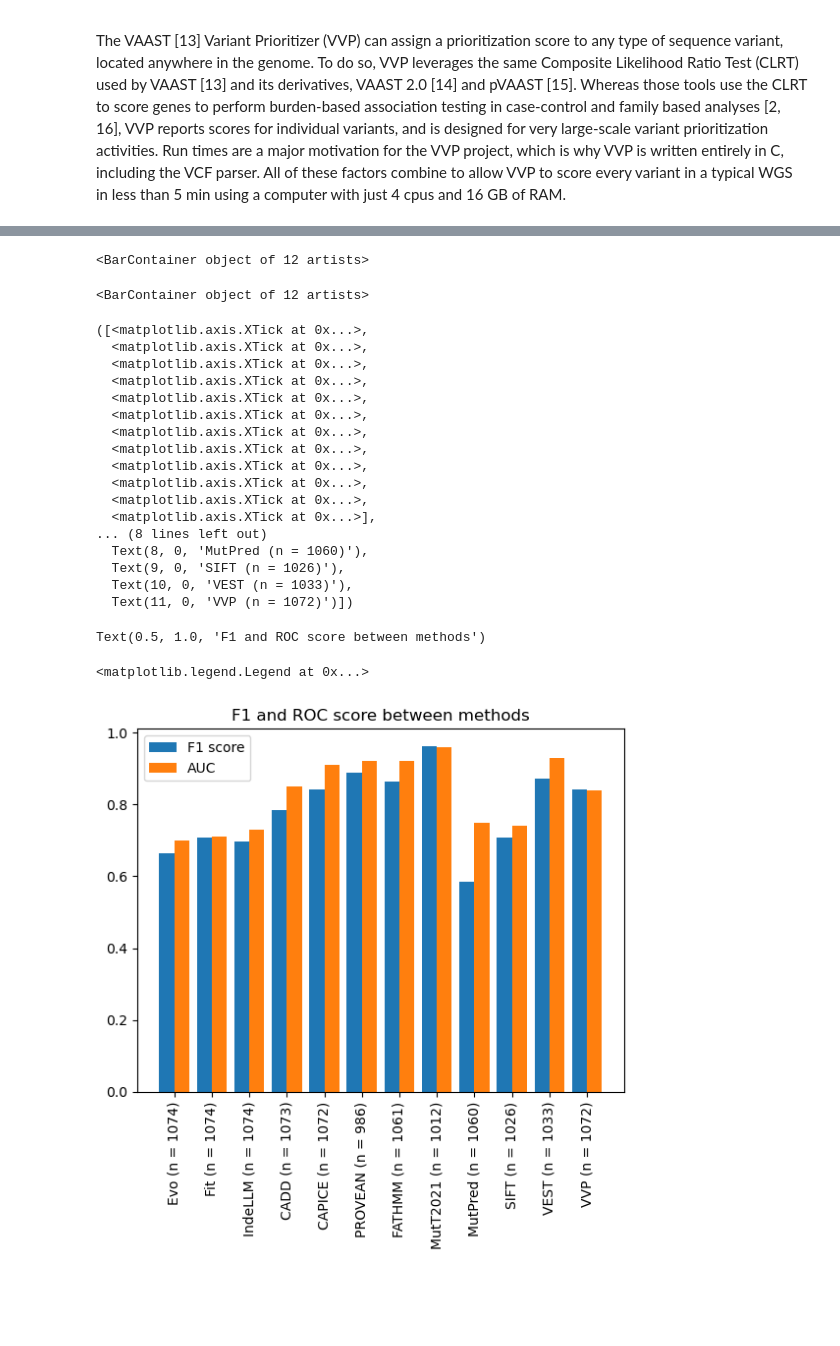
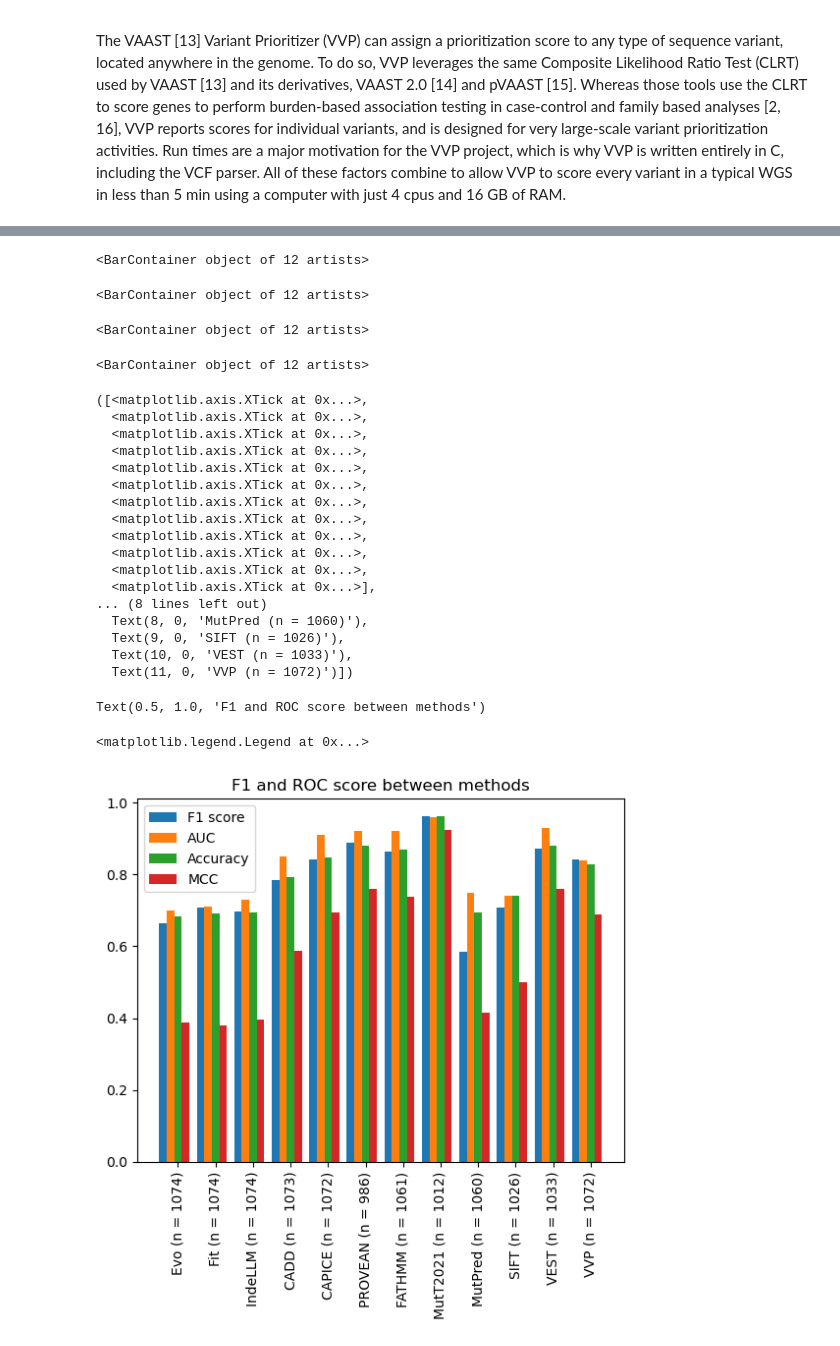
Before and after one commit to OriolGraCar/IndeLLM, a Jupyter notebook: Analysis/Analysis.ipynb, the cells around one changed output, grey strips where cells are left out. Saved outputs shown, nothing was run; the diff lists cells and outputs as text; code cells hidden in the pictures; blank space fills up the shorter version.

Commit message:
Added accuracy and MCC scores

```diff
--- a/Analysis/Analysis.ipynb
+++ b/Analysis/Analysis.ipynb
@@ -956,8 +1122,20 @@ tresh_VVP = thersholds_VVP[np.argmax(tpr_VVP - fpr_VVP)]
 pred_VVP_bin = [1 if x >= tresh_VVP else 0 for x in pred_VVP]
 f1_VVP = f1_score(truelabels_VVP, pred_VVP_bin, average = 'binary')
 
+#Calculating accuary score
+accuracy_VVP = accuracy_score(truelabels_VVP, pred_VVP_bin)
+
+#Calculating MCC
+mcc_VVP = matthews_corrcoef(truelabels_VVP, pred_VVP_bin)
+
 print("F1 score Combined/IndeLLM small indels:", f1_combined)
 print("F1 score VVP small indels:", f1_VVP)
+
+print("Accuracy score Combined/IndeLLM small indels:", accuracy_combined)
+print("Accuracy score VVP small indels:", accuracy_VVP)
+
+print("MCC Combined/IndeLLM small indels:", mcc_combined)
+print("MCC VVP small indels:", mcc_VVP)
 
 #Plotting the Evo, Fit and VVP AUC
 plt.plot(fpr_combined, tpr_combined, label = "IndeLLM, AUC = "+str(roc_auc_combined), color = "green")
@@ -997,48 +1179,46 @@ Text(0.5, 1.0, 'ROC Curve for our predictions')
 # %%
 #Plotting the F1 scores together
 
-F1 = pd.DataFrame({'Method': ['Evo', 'Fit', 'IndeLLM', 'CADD',
-                              'CAPICE', 'PROVEAN', 'FATHMM', 'MutT2021',
-                              'MutPred', 'SIFT', 'VEST', 'VVP'],
-      'F1 Score': [f1_evo, f1_fit, f1_combined, f1_CADD,
-                   f1_CAPICE, f1_PROVEAN, f1_FATHMM, f1_MutationTaster2021,
-                   f1_MutPredIndel, f1_SIFT, f1_VEST, f1_VVP],
-      'ROC': [roc_auc_evo, roc_auc_fit, roc_auc_combined, roc_auc_CADD,
-              roc_auc_CAPICE, roc_auc_PROVEAN, roc_auc_FATHMM, roc_auc_MutationTaster2021,
-              roc_auc_MutPredIndel, roc_auc_SIFT, roc_auc_VEST, roc_auc_VVP],
-              'Sample size': [len(pred_evo), len(pred_fit), len(pred_combined), len(pred_CADD),
-                              len(pred_CAPICE), len(pred_PROVEAN), len(pred_FATHMM), len(pred_MutationTaster2021),
-                              len(pred_MutPredIndel), len(pred_SIFT), len(pred_VEST), len(pred_VVP)]})
+F1 = pd.DataFrame({'Method': ['Evo', 'Fit', 'IndeLLM', 'CADD', 'CAPICE', 'PROVEAN', 'FATHMM', 'MutT2021', 'MutPred', 'SIFT', 'VEST', 'VVP'],
+      'F1 Score': [f1_evo, f1_fit, f1_combined, f1_CADD, f1_CAPICE, f1_PROVEAN, f1_FATHMM, f1_MutationTaster2021, f1_MutPredIndel, f1_SIFT, f1_VEST, f1_VVP],
+      'ROC': [roc_auc_evo, roc_auc_fit, roc_auc_combined, roc_auc_CADD, roc_auc_CAPICE, roc_auc_PROVEAN, roc_auc_FATHMM, roc_auc_MutationTaster2021, roc_auc_MutPredIndel, roc_auc_SIFT, roc_auc_VEST, roc_auc_VVP],
+      'Sample size': [len(pred_evo), len(pred_fit), len(pred_combined), len(pred_CADD),len(pred_CAPICE), len(pred_PROVEAN), len(pred_FATHMM), len(pred_MutationTaster2021), len(pred_MutPredIndel), len(pred_SIFT), len(pred_VEST), len(pred_VVP)],
+      'Accuracy': [accuracy_evo, accuracy_fit, accuracy_combined, accuracy_CADD, accuracy_CAPICE, accuracy_PROVEAN, accuracy_FATHMM, accuracy_MutationTaster2021, accuracy_MutPredIndel, accuracy_SIFT, accuracy_VEST, accuracy_VVP],
+      'MCC': [mcc_evo, mcc_fit, mcc_combined, mcc_CADD, mcc_CAPICE, mcc_PROVEAN, mcc_FATHMM, mcc_MutationTaster2021, mcc_MutPredIndel, mcc_SIFT, mcc_VEST, mcc_VVP]})
 
 
 labels = [f"{method} (n = {sample_size})" for method, sample_size in zip(F1['Method'], F1['Sample size'])]
 
-plt.bar(np.arange(len(F1)) - 0.2, F1['F1 Score'], 0.4, label = 'F1 score')
-plt.bar(np.arange(len(F1)) + 0.2, F1['ROC'], 0.4, label = 'AUC')
+plt.bar(np.arange(len(F1)) - 0.4, F1['F1 Score'], 0.2, label = 'F1 score')
+plt.bar(np.arange(len(F1)) - 0.2, F1['ROC'], 0.2, label = 'AUC')
+plt.bar(np.arange(len(F1)) , F1['Accuracy'], 0.2, label = 'Accuracy')
+plt.bar(np.arange(len(F1)) + 0.2, F1['MCC'], 0.2, label = 'MCC')
 plt.xticks(np.arange(len(F1)), labels, rotation=90)
 plt.title('F1 and ROC score between methods')
 plt.legend(loc = 'best')
 plt.show()
 # %% [output]
 <BarContainer object of 12 artists>
 <BarContainer object of 12 artists>
-([<matplotlib.axis.XTick at 0x...>,
-  <matplotlib.axis.XTick at 0x...>,
-  <matplotlib.axis.XTick at 0x...>,
-  <matplotlib.axis.XTick at 0x...>,
-  <matplotlib.axis.XTick at 0x...>,
-  <matplotlib.axis.XTick at 0x...>,
-  <matplotlib.axis.XTick at 0x...>,
-  <matplotlib.axis.XTick at 0x...>,
-  <matplotlib.axis.XTick at 0x...>,
-  <matplotlib.axis.XTick at 0x...>,
-  <matplotlib.axis.XTick at 0x...>,
-  <matplotlib.axis.XTick at 0x...>],
-... (8 lines left out)
-  Text(8, 0, 'MutPred (n = 1060)'),
-  Text(9, 0, 'SIFT (n = 1026)'),
-  Text(10, 0, 'VEST (n = 1033)'),
-  Text(11, 0, 'VVP (n = 1072)')])
+<BarContainer object of 12 artists>
-Text(0.5, 1.0, 'F1 and ROC score between methods')
+<BarContainer object of 12 artists>
-<matplotlib.legend.Legend at 0x...>
+([<matplotlib.axis.XTick at 0x...>,
+  <matplotlib.axis.XTick at 0x...>,
+  <matplotlib.axis.XTick at 0x...>,
+  <matplotlib.axis.XTick at 0x...>,
+  <matplotlib.axis.XTick at 0x...>,
+  <matplotlib.axis.XTick at 0x...>,
+  <matplotlib.axis.XTick at 0x...>,
+  <matplotlib.axis.XTick at 0x...>,
+  <matplotlib.axis.XTick at 0x...>,
+  <matplotlib.axis.XTick at 0x...>,
+  <matplotlib.axis.XTick at 0x...>,
+  <matplotlib.axis.XTick at 0x...>],
+... (8 lines left out)
+  Text(8, 0, 'MutPred (n = 1060)'),
+  Text(9, 0, 'SIFT (n = 1026)'),
+  Text(10, 0, 'VEST (n = 1033)'),
+  Text(11, 0, 'VVP (n = 1072)')])
+Text(0.5, 1.0, 'F1 and ROC score between methods')
+<matplotlib.legend.Legend at 0x...>
-[figure, old version]
+[figure, new version]
```
Also changed, not shown: parts of 12 cells of this notebook.
